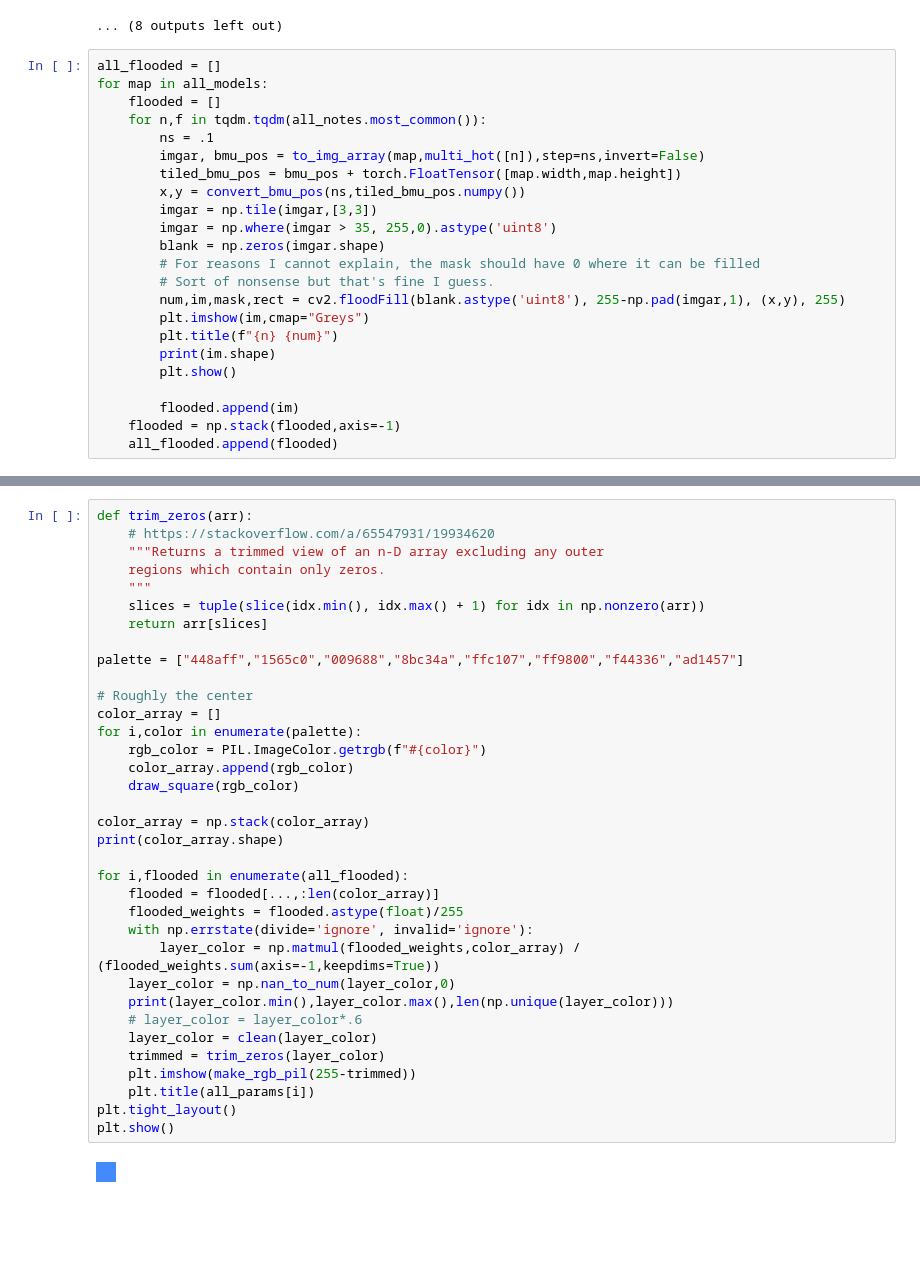
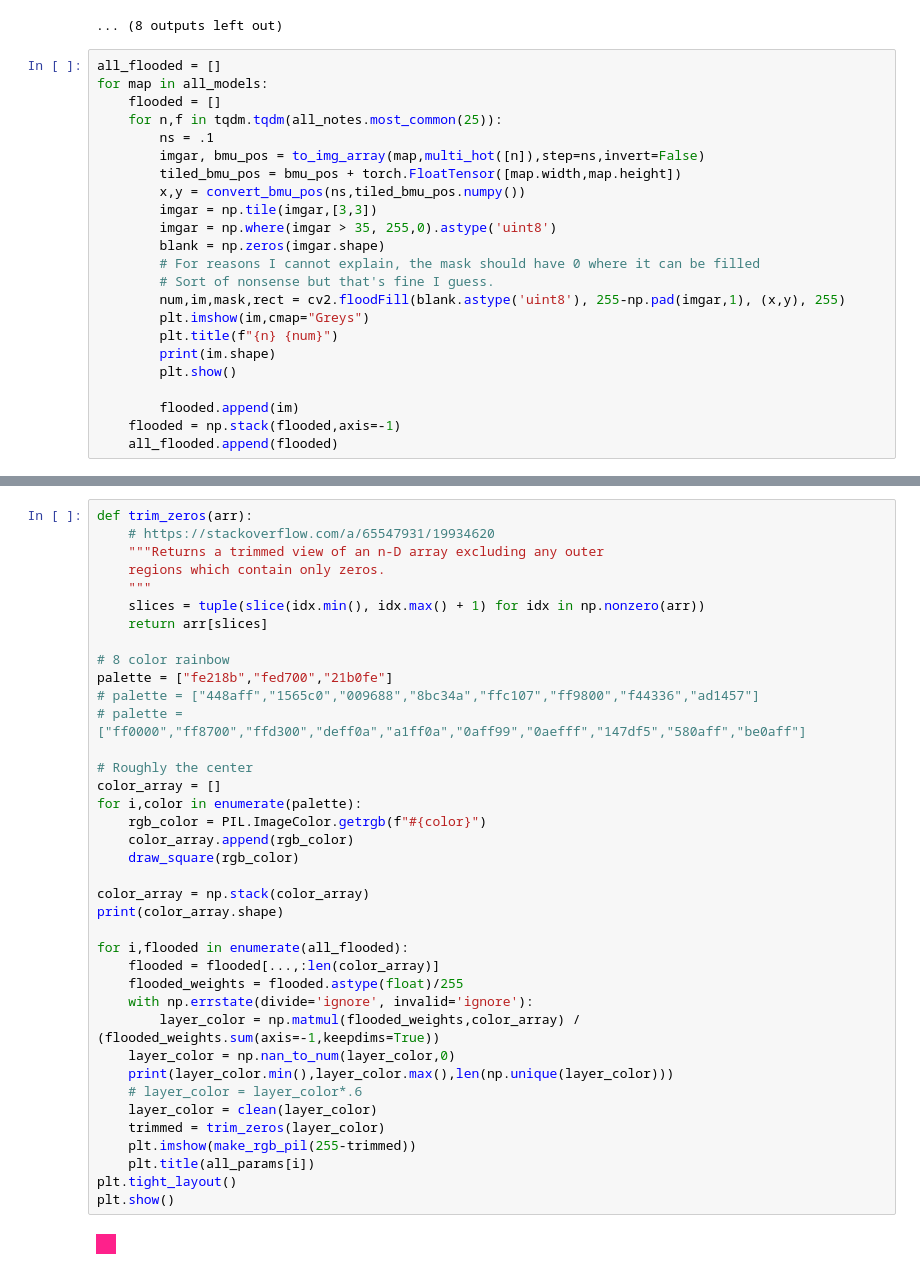
Before and after one commit to laurahsisson/aromap, a Jupyter notebook: floodfill.ipynb, the cells around one changed output, grey strips where cells are left out. Cells and saved outputs as stored; diff of their text form; blank space fills up the shorter version.

Commit message:
smell map (color fixed)

```diff
--- a/floodfill.ipynb
+++ b/floodfill.ipynb
@@ -377,7 +377,7 @@ for map in all_models:
 all_flooded = []
 for map in all_models:
     flooded = []
-    for n,f in tqdm.tqdm(all_notes.most_common()):
+    for n,f in tqdm.tqdm(all_notes.most_common(25)):
         ns = .1
         imgar, bmu_pos = to_img_array(map,multi_hot([n]),step=ns,invert=False)
         tiled_bmu_pos = bmu_pos + torch.FloatTensor([map.width,map.height])
@@ -404,32 +418,35 @@ def trim_zeros(arr):
     """
     slices = tuple(slice(idx.min(), idx.max() + 1) for idx in np.nonzero(arr))
     return arr[slices]
 
-palette = ["448aff","1565c0","009688","8bc34a","ffc107","ff9800","f44336","ad1457"]
+# 8 color rainbow
+palette = ["fe218b","fed700","21b0fe"]
+# palette = ["448aff","1565c0","009688","8bc34a","ffc107","ff9800","f44336","ad1457"]
+# palette = ["ff0000","ff8700","ffd300","deff0a","a1ff0a","0aff99","0aefff","147df5","580aff","be0aff"]
 
 # Roughly the center
 color_array = []
 for i,color in enumerate(palette):
     rgb_color = PIL.ImageColor.getrgb(f"#{color}")
     color_array.append(rgb_color)
     draw_square(rgb_color)
 
 color_array = np.stack(color_array)
 print(color_array.shape)
 
 for i,flooded in enumerate(all_flooded):
     flooded = flooded[...,:len(color_array)]
     flooded_weights = flooded.astype(float)/255
     with np.errstate(divide='ignore', invalid='ignore'):
         layer_color = np.matmul(flooded_weights,color_array) / (flooded_weights.sum(axis=-1,keepdims=True))
     layer_color = np.nan_to_num(layer_color,0)
     print(layer_color.min(),layer_color.max(),len(np.unique(layer_color)))
     # layer_color = layer_color*.6
     layer_color = clean(layer_color)
     trimmed = trim_zeros(layer_color)
     plt.imshow(make_rgb_pil(255-trimmed))
     plt.title(all_params[i])
 plt.tight_layout()
 plt.show()
 # %% [output]
-[figure, old version]
+[figure, new version]
```
Also changed, not shown: parts of 2 cells of this notebook.
